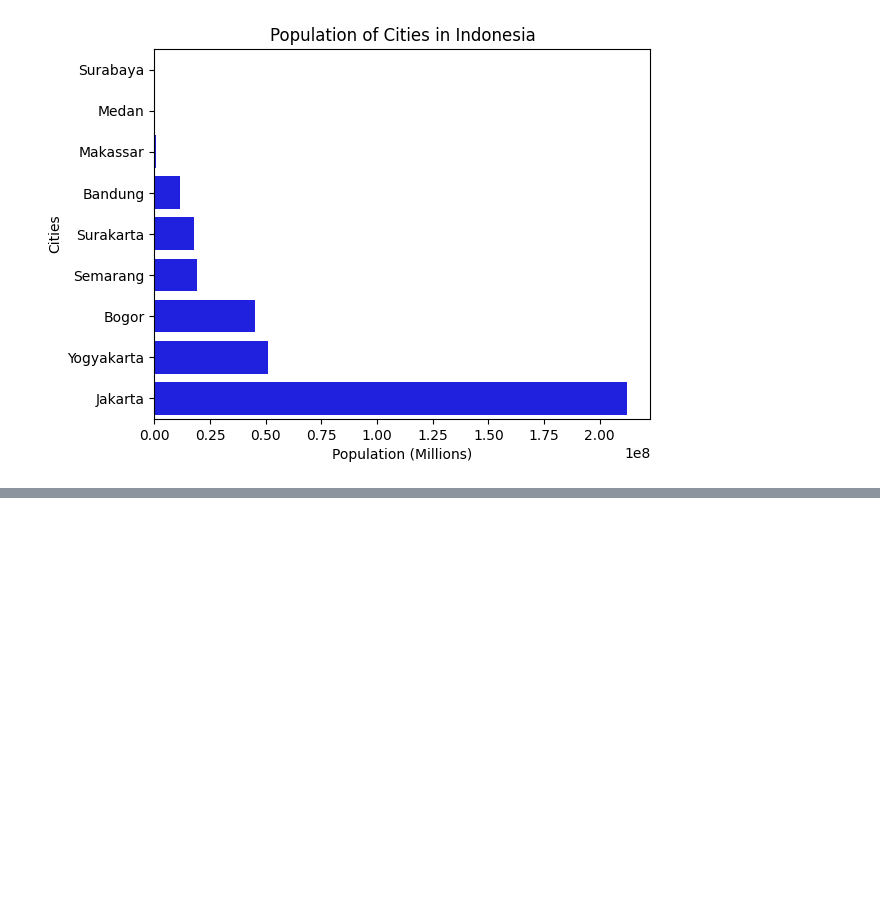
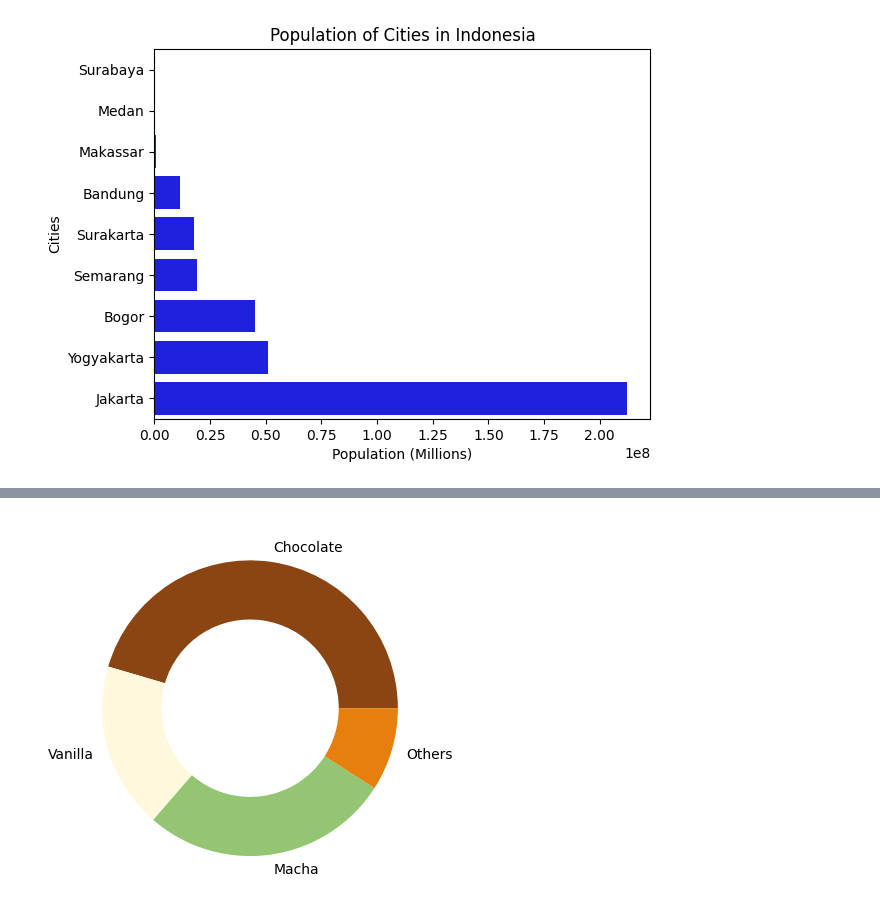
Before and after one commit to adrianramadhan/python-data-analyst, a Jupyter notebook: visualization.ipynb, the cells around one changed output, grey strips where cells are left out. Drawn from its saved outputs; the diff is of its cells as text; code cells hidden in the pictures; blank space fills up the shorter version.

```diff
--- a/visualization.ipynb
+++ b/visualization.ipynb
@@ -40,0 +61,10 @@ plt.show()
+# %%
+plt.pie(
+    x=votes,
+    labels=flavors,
+    colors=colors,
+    wedgeprops = {'width': 0.4}
+)
+plt.show()
+# %% [output]
+[figure, added]
```
Also changed, not shown: parts of 4 cells of this notebook.
